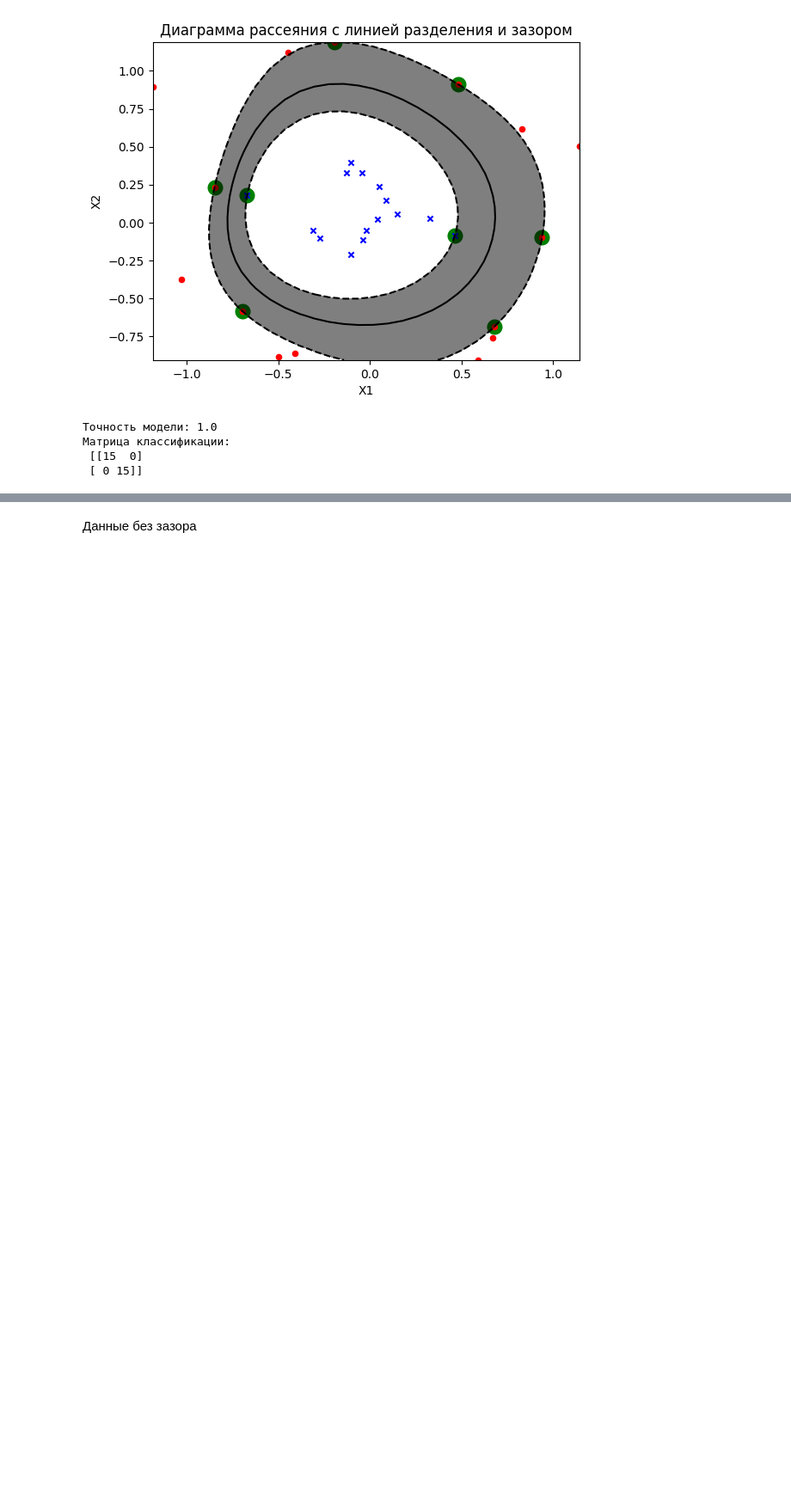
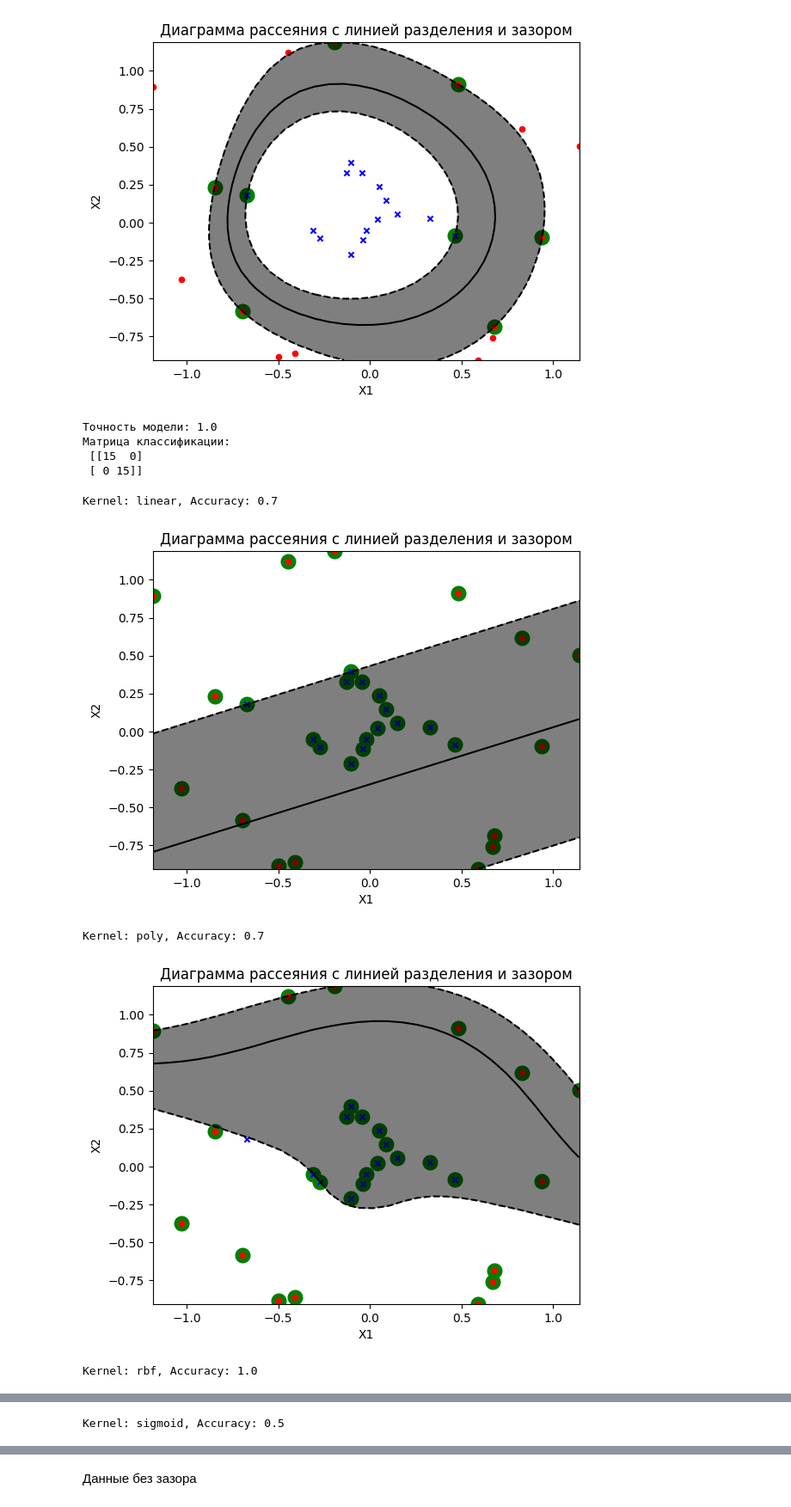
Before and after one commit to woodwyyn/ML, a Jupyter notebook: ML3_2.ipynb, the cells around one changed output, grey strips where cells are left out. Shown at 86% size. Drawn from its saved outputs; the diff is of its cells as text; code cells hidden in the pictures; blank space fills up the shorter version.

```diff
--- a/ML3_2.ipynb
+++ b/ML3_2.ipynb
@@ -177,3 +197,15 @@ print(f"Матрица классификации:\n {metrics.confusion_matrix(y
 Матрица классификации:
  [[15  0]
  [ 0 15]]
+# %%
+for kernel in ['linear', 'poly', 'rbf', 'sigmoid']:
+    model = SVC(kernel=kernel, C=10, degree=3)
+    model.fit(X_rbf, y_rbf)
+    print(f"Kernel: {kernel}, Accuracy: {metrics.accuracy_score(y_rbf, model.predict(X_rbf))}")
+    plot_decision_regions(X_rbf, y_rbf, model)
+# %% [output]
+Kernel: linear, Accuracy: 0.7
+[figure, added]
+Kernel: poly, Accuracy: 0.7
+[figure, added]
+Kernel: rbf, Accuracy: 1.0
@@ -179,0 +213 @@ print(f"Матрица классификации:\n {metrics.confusion_matrix(y
+Kernel: sigmoid, Accuracy: 0.5
```
Also changed, not shown: parts of 9 cells of this notebook.
